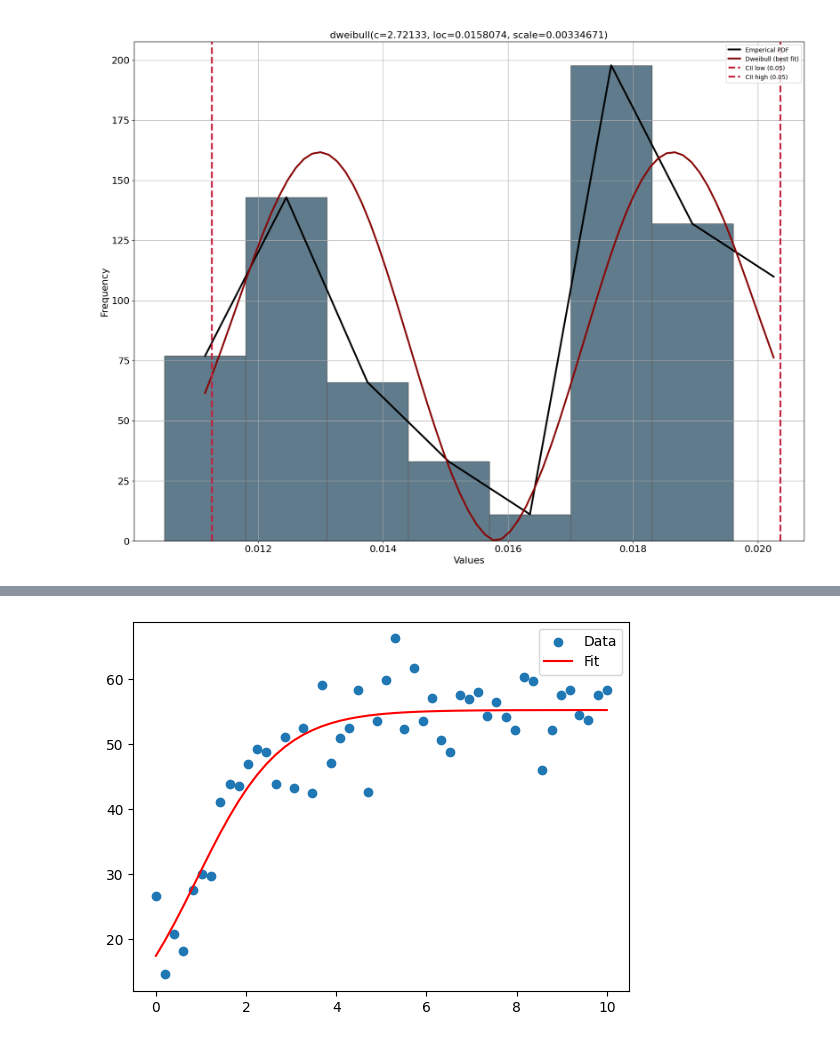
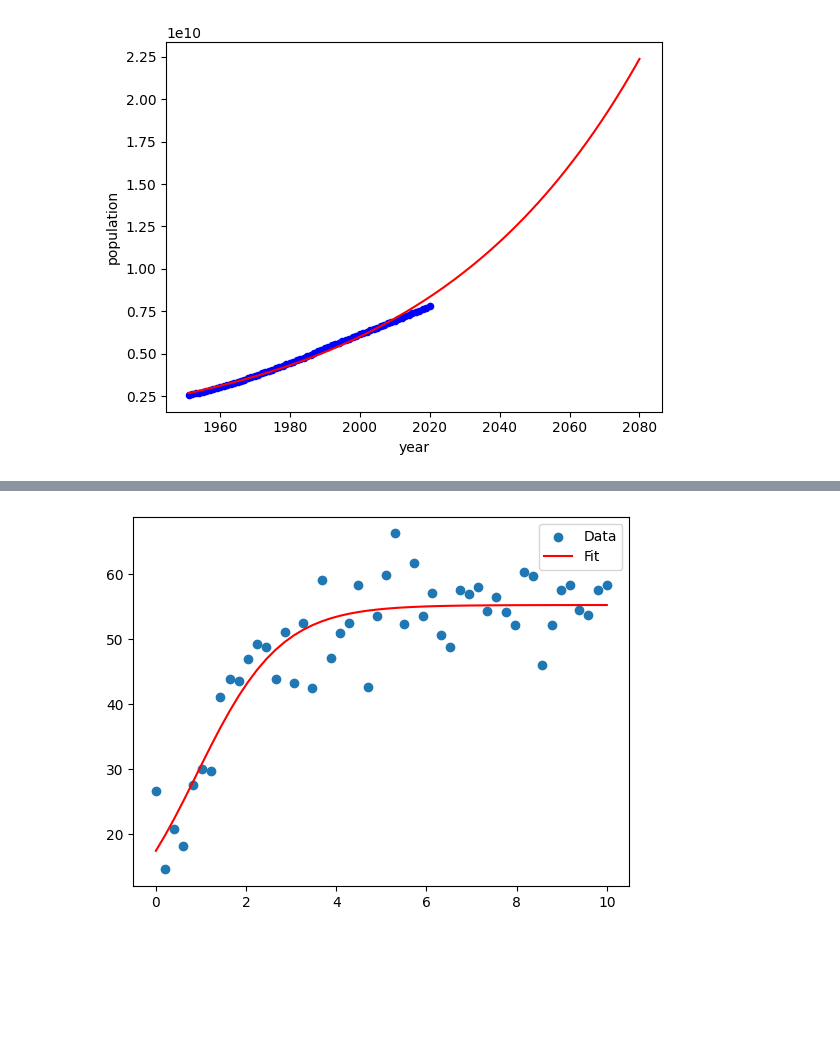
Before and after one commit to Voluptatemn/Population2023, a Jupyter notebook: Analysis.ipynb, the cells around one changed output, grey strips where cells are left out. Drawn from its saved outputs; the diff is of its cells as text; code cells hidden in the pictures; blank space fills up the shorter version.

```diff
--- a/Analysis.ipynb
+++ b/Analysis.ipynb
@@ -646,19 +646,19 @@ for row in rows[1:]:
 change_array = np.array(change_array).astype('float')
 change_array /= 100
 
-dist = distfit()
-dist.fit_transform(change_array)
-dist.plot()
-plt.savefig("Images/Global Population Growth Distribution.png", dpi = 1000)
+# dist = distfit()
+# dist.fit_transform(change_array)
+# dist.plot()
+# plt.savefig("Images/Global Population Growth Distribution.png", dpi = 1000)
 
-pred_year = 2080
-bin = 300
-y = pred_year - 2020
-pred = []
+# pred_year = 2080
+# bin = 300
+# y = pred_year - 2020
+# pred = []
 
-for i in range (bin):
-    m_new = np.array(dist.generate(y)).astype('float')
-    pred.append(m_new)
+# for i in range (bin):
+#     m_new = np.array(dist.generate(y)).astype('float')
+#     pred.append(m_new)
 
 year_array = np.array(year_array).astype('int')
 population_array = np.array(population_array).astype('float')
@@ -668,60 +668,59 @@ df = pd.DataFrame({
     'population': population_array
 })
 df.plot.scatter('year', 'population', color = 'Blue')
-plt.savefig("Images/Global Population Data.png", dpi = 1000)
 
 all_year_data = np.array([])
 all_pop_data = np.array([])
 
-for p in pred:
-    pop = np.copy(population_array)
-    year_copy = np.copy(year_array)
-    for growth in p:
-        pop = np.insert(pop, 0, pop[0]*(1+growth))
-        year_copy = np.insert(year_copy, 0, year_copy[0] + 1)
-    all_pop_data = np.concatenate((all_pop_data, pop), axis = 0)
-    all_year_data = np.concatenate((all_year_data, year_copy), axis = 0)
-    plt.scatter(year_copy, pop, color = 'blue', label = 'Prediction', alpha = 0.5, s=0.5)
+# for p in pred:
+#     pop = np.copy(population_array)
+#     year_copy = np.copy(year_array)
+#     for growth in p:
+#         pop = np.insert(pop, 0, pop[0]*(1+growth))
+#         year_copy = np.insert(year_copy, 0, year_copy[0] + 1)
+#     all_pop_data = np.concatenate((all_pop_data, pop), axis = 0)
+#     all_year_data = np.concatenate((all_year_data, year_copy), axis = 0)
+#     plt.scatter(year_copy, pop, color = 'blue', label = 'Prediction', alpha = 0.5, s=0.5)
 
-df = pd.DataFrame({
-    'year': all_year_data,
-    'pop': all_pop_data
-})
+# df = pd.DataFrame({
+#     'year': all_year_data,
+#     'pop': all_pop_data
+# })
 
-quantile = [0.25, 0.5, 0.75]
-for q in quantile:
+# quantile = [0.25, 0.5, 0.75]
+# for q in quantile:
 
-    xdata = []
-    ydata = []
+#     xdata = []
+#     ydata = []
 
-    for year in range(1951, pred_year + 1):
-        working_df = df[df['year'] == year]
-        working_pop_array = working_df['pop'].values
-        q1 = np.quantile(working_pop_array, q)
-        xdata.append(year)
-        ydata.append(q1)
+#     for year in range(1951, pred_year + 1):
+#         working_df = df[df['year'] == year]
+#         working_pop_array = working_df['pop'].values
+#         q1 = np.quantile(working_pop_array, q)
+#         xdata.append(year)
+#         ydata.append(q1)
 
-    xdata = np.array(xdata)
-    ydata = np.array(ydata)
+#     xdata = np.array(xdata)
+#     ydata = np.array(ydata)
 
-    coefs = np.polyfit(xdata, np.log(ydata), deg=1)
-    k = coefs[0]
-    b = np.exp(coefs[1])
-    pred_y = exponential(xdata, k, b)
-    plt.plot(xdata, pred_y, '-', color = 'red')
+#     coefs = np.polyfit(xdata, np.log(ydata), deg=1)
+#     k = coefs[0]
+#     b = np.exp(coefs[1])
+#     pred_y = exponential(xdata, k, b)
+#     plt.plot(xdata, pred_y, '-', color = 'red')
 
 
-# coefs = np.polyfit(year_array-1951, np.log(population_array), deg=1)
-# k = coefs[0]
-# b = np.exp(coefs[1])
-# intarray = np.array([i for i in range (1951, 2081)])
-# pred_y = exponential(intarray-1951, k, b)
-# plt.plot(intarray, pred_y, '-', color = 'red')
+coefs = np.polyfit(year_array-1951, np.log(population_array), deg=1)
+k = coefs[0]
+b = np.exp(coefs[1])
+intarray = np.array([i for i in range (1951, 2081)])
+pred_y = exponential(intarray-1951, k, b)
+plt.plot(intarray, pred_y, '-', color = 'red')
 
 
 
 
 
 
-# plt.savefig('Images/Global Population Logistic.png', dpi = 1000)
+plt.savefig('Images/Global Population Predict.png', dpi = 1000)
 # %% [output]
@@ -745 +727 @@ for q in quantile:
-[figure, old version]
+[figure, new version]
```
Also changed, not shown: parts of 1 cell of this notebook, 1 other file.
